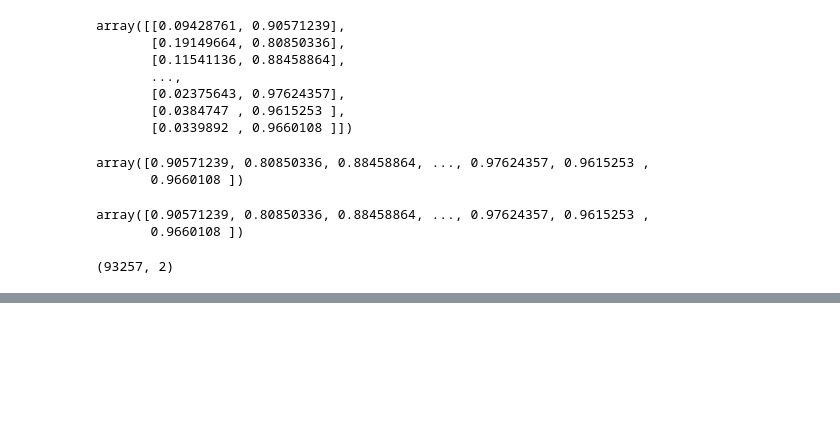
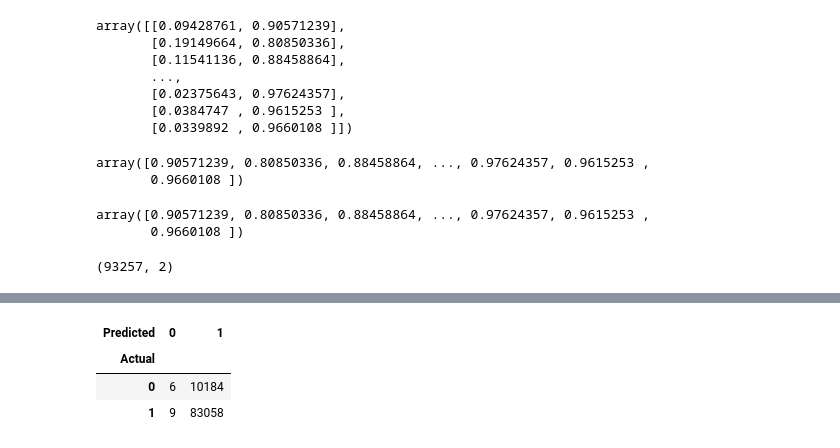
Before and after one commit to shruti-sriniv/Cred-Risk, a Jupyter notebook: PD-Model.ipynb, the cells around one changed output, grey strips where cells are left out. Saved outputs shown, nothing was run; the diff lists cells and outputs as text; code cells hidden in the pictures; blank space fills up the shorter version.

```diff
--- a/PD-Model.ipynb
+++ b/PD-Model.ipynb
@@ -838,0 +859,10 @@ df_actual_predicted_probs.columns = ['loan_data_targets_test', 'y_hat_test_proba
+# %%
+# Creating a confusion matrix for these predictions
+
+pd.crosstab(df_actual_predicted_probs['loan_data_targets_test'], df_actual_predicted_probs['y_hat_test'],
+            rownames = ['Actual'], colnames = ['Predicted'])
+# %% [output]
+| Predicted | 0 | 1 |
+| Actual |  |  |
+| 0 | 6 | 10184 |
+| 1 | 9 | 83058 |
```
Also changed, not shown: parts of 21 cells of this notebook.
